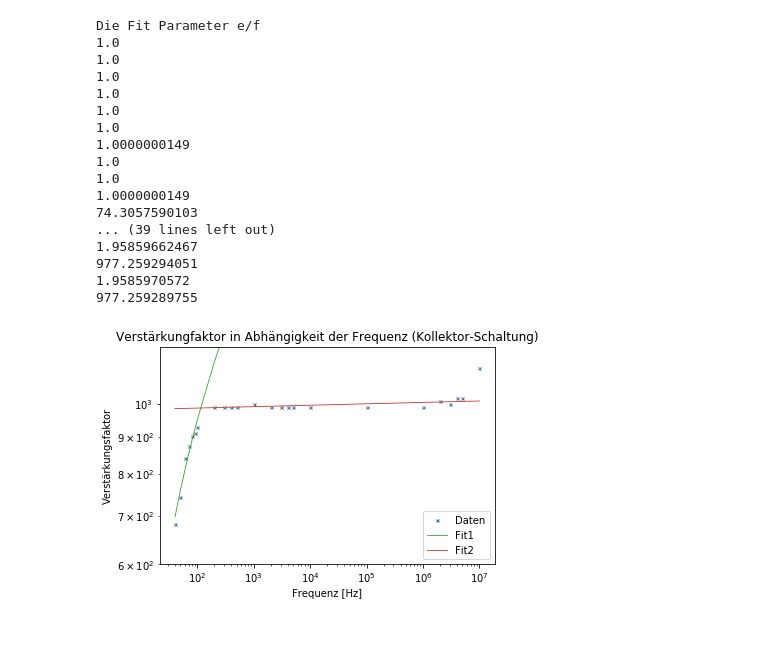
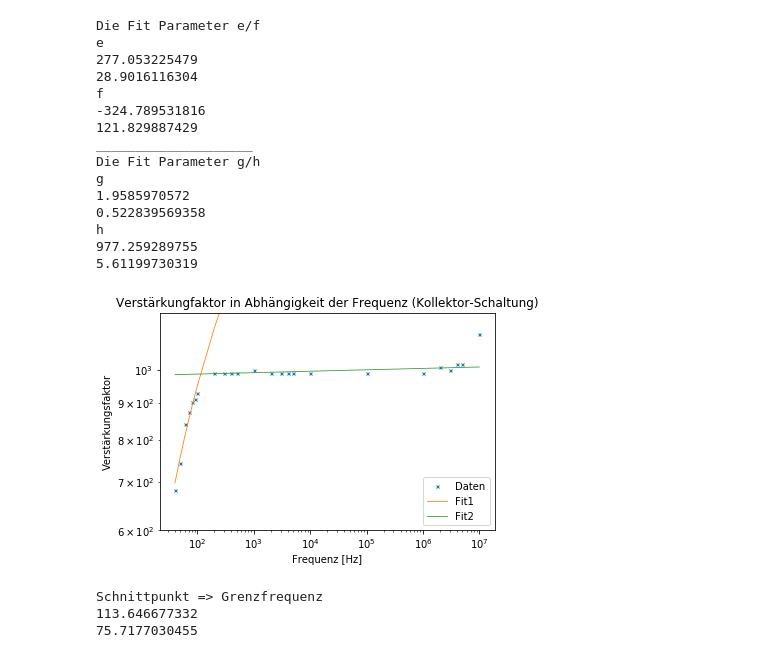
Before and after one commit to MajestyQ/Lectures, a Jupyter notebook: Praktikum/FP 1/E 01 - Elektronik Grundpraktikum/E01ET.ipynb, the cells around one changed output. Saved outputs shown, nothing was run; the diff lists cells and outputs as text; code cells hidden in the pictures.

```diff
--- a/Praktikum/FP 1/E 01 - Elektronik Grundpraktikum/E01ET.ipynb
+++ b/Praktikum/FP 1/E 01 - Elektronik Grundpraktikum/E01ET.ipynb
@@ -108,7 +139,7 @@ V_U_err = np.sqrt((U_out_err/U_in)**2+((U_in_err)*U_out/(U_in)**2)**2)
 
 #plot
 plt.loglog(nu, V_U, linestyle='None', marker='x', markersize='3', label='Daten')
-plt.errorbar(nu, V_U, xerr=nu_err, yerr=V_U_err, linestyle='', marker='x', markersize=0.8)        #to small to show
+#plt.errorbar(nu, V_U, xerr=nu_err, yerr=V_U_err, linestyle='', marker='x', markersize=0.8)        #to small to show
 plt.xlabel('Frequenz [Hz]')
 plt.ylabel('Verstärkungsfaktor')
 plt.title(r'Verstärkungfaktor in Abhängigkeit der Frequenz')
@@ -116,55 +147,86 @@ plt.title(r'Verstärkungfaktor in Abhängigkeit der Frequenz')
 print('Die Fit Parameter e/f')
 #fit func to measured data 0:7
 def fit_func1(nu, e, f):
-    print(e)
-    print(f)
     return e*np.log(nu)+f
 
 p0= [1000 , 1000 , 5000 , 5 , 5]
 popt, pcov = curve_fit(fit_func1, nu[0:7], V_U[0:7])
+
+e=popt[0]
+f=popt[1]
+e_err=np.sqrt(pcov[0][0])
+f_err=np.sqrt(pcov[1][1])
+
+print('e')
+print(e)
+print(e_err)
+print('f')
+print(f)
+print(f_err)
 
 
 plt.loglog(nu, fit_func_1(nu, *popt), linewidth=0.8, label='Fit1')
 plt.xlabel('Frequenz [Hz]')
 plt.ylabel('Verstärkungsfaktor')
 plt.title(r'Verstärkungfaktor in Abhängigkeit der Frequenz')
 
 print('____________________')
 
 print('Die Fit Parameter g/h')
 #fit func to measured data 8:23
 def fit_func2(nu, g, h):
-    print(g)
-    print(h)
     return g*np.log(nu)+h
 p0= [1000 , 1000 , 5000 , 5 , 5]
 popt, pcov = curve_fit(fit_func2, nu[8:23], V_U[8:23])
+
+g=popt[0]
+h=popt[1]
+g_err=np.sqrt(pcov[0][0])
+h_err=np.sqrt(pcov[1][1])
+
+print('g')
+print(g)
+print(g_err)
+print('h')
+print(h)
+print(h_err)
 
 #plot fit func
 plt.loglog(nu, fit_func_2(nu, *popt), linewidth=0.8, label='Fit2')
 plt.xlabel('Frequenz [Hz]')
 plt.ylabel('Verstärkungsfaktor')
 plt.ylim([6E2, 1.2E3])
 plt.title(r'Verstärkungfaktor in Abhängigkeit der Frequenz (Kollektor-Schaltung)')
 plt.legend(loc='best')
 plt.savefig(r'G:\Users\Thorben\Uni\GitHub\Universe\Praktikum\FP 1\E 01 - Elektronik Grundpraktikum/freqres.collect.ET.pdf' ,format='PDF')
 plt.show()
+
+#calculating point of intersection
+s=np.exp((h-f)/(e-g))
+
+s_err=np.sqrt(((s*h_err)/(g-e))**2+((s*f_err)/(e-g))**2+(((h-f)*s*g_err)/((g-e)**2))**2+(((h-f)*s*e_err)/((g-e)**2))**2)
+
+
+print('Schnittpunkt => Grenzfrequenz')
+print(s)
+print(s_err)
 # %% [output]
 Die Fit Parameter e/f
-1.0
-1.0
-1.0
-1.0
-1.0
-1.0
-1.0000000149
-1.0
-1.0
-1.0000000149
-74.3057590103
-... (39 lines left out)
-1.95859662467
-977.259294051
+e
+277.053225479
+28.9016116304
+f
+-324.789531816
+121.829887429
+____________________
+Die Fit Parameter g/h
+g
 1.9585970572
+0.522839569358
+h
 977.259289755
+5.61199730319
-[figure, old version]
+[figure, new version]
+Schnittpunkt => Grenzfrequenz
+113.646677332
+75.7177030455
```
Also changed, not shown: parts of 1 cell of this notebook, 3 other files.
